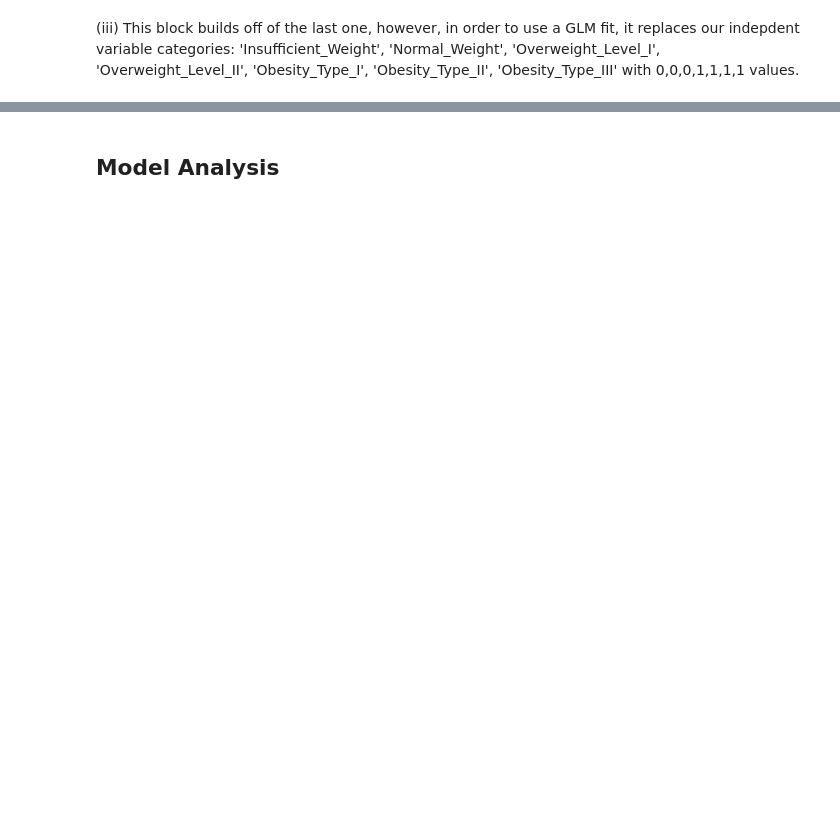
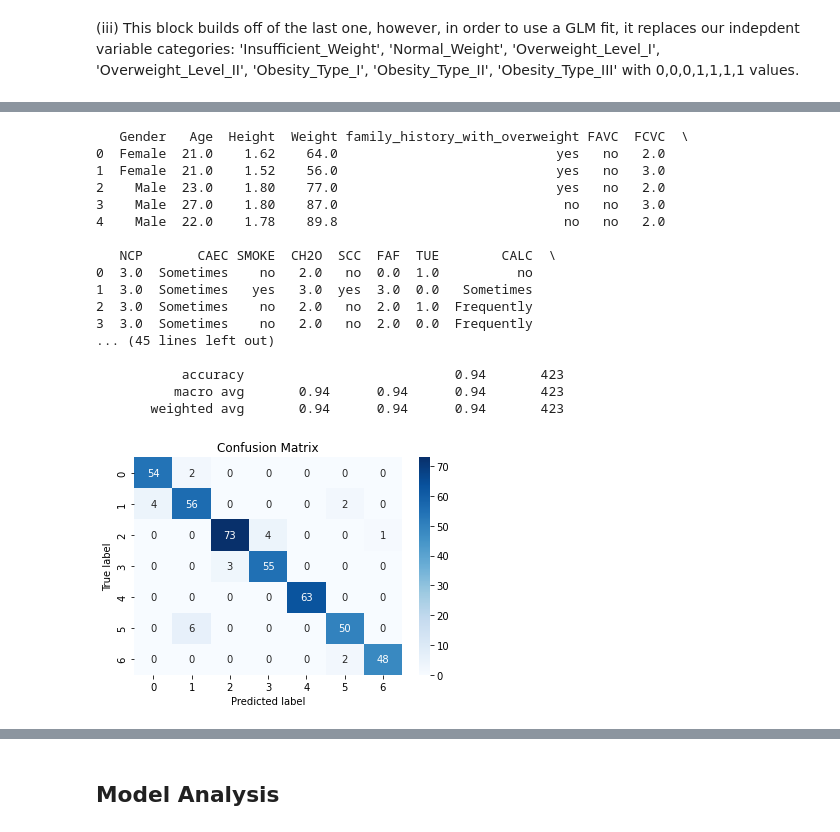
Before and after one commit to wacuna1/MS-AAI-v1, a Jupyter notebook: Project_Probability_Statistics.ipynb, the cells around one changed output, grey strips where cells are left out. Drawn from its saved outputs; the diff is of its cells as text; code cells hidden in the pictures; blank space fills up the shorter version.

Commit message:
adding the branch code to the main .ipynb
added select branch code to main.

```diff
--- a/Project_Probability_Statistics.ipynb
+++ b/Project_Probability_Statistics.ipynb
@@ -571,0 +455,76 @@ TUE            0.1714      0.082      2.085      0.037       0.010       0.332
+# %%
+#BLOCK 7 STARTS
+"""
+Decision tree for this dataset - Including all variables
+"""
+
+import pandas as pd
+from sklearn.model_selection import train_test_split
+from sklearn.tree import DecisionTreeClassifier
+from sklearn.metrics import accuracy_score, confusion_matrix, classification_report
+from sklearn.preprocessing import OneHotEncoder
+import seaborn as sns
+import matplotlib.pyplot as plt
+
+df = pd.read_csv('ObesityDataSet_raw_and_data_sinthetic.csv')
+
+#print(df.head())
+
+# Define the target variable and input features
+y = df['NObeyesdad']
+#X = df.drop(['NObeyesdad', 'Weight', 'Height'], axis=1)
+X = df.drop('NObeyesdad', axis=1)
+print(df.head())
+
+# One-hot encode categorical variables
+cat_cols = ['Gender', 'family_history_with_overweight', 'FAVC', 'CAEC', 'SMOKE', 'SCC', 'CALC', 'MTRANS']
+enc = OneHotEncoder(sparse=False, drop='first')
+X_cat = enc.fit_transform(X[cat_cols])
+X_num = X.drop(cat_cols, axis=1)
+X = pd.concat([pd.DataFrame(X_cat), X_num], axis=1)
+
+# Split the dataset into a training set and a testing set
+X_train, X_test, y_train, y_test = train_test_split(X, y, test_size=0.2, random_state=42)
+
+# Train the decision tree model
+dtc = DecisionTreeClassifier()
+dtc.fit(X_train, y_train)
+
+# Predict the target variable on the testing set
+y_pred = dtc.predict(X_test)
+
+# Evaluate the performance of the model
+print('Accuracy:', accuracy_score(y_test, y_pred))
+print('Confusion matrix:', confusion_matrix(y_test, y_pred))
+print('Classification report:', classification_report(y_test, y_pred))
+
+sns.heatmap(confusion_matrix(y_test, y_pred), annot=True, cmap="Blues")
+
+# add axis labels and title
+plt.xlabel("Predicted label")
+plt.ylabel("True label")
+plt.title("Confusion Matrix")
+
+# show plot
+plt.show()
+
+#BLOCK 7 ENDS
+# %% [output]
+   Gender   Age  Height  Weight family_history_with_overweight FAVC  FCVC  \
+0  Female  21.0    1.62    64.0                            yes   no   2.0
+1  Female  21.0    1.52    56.0                            yes   no   3.0
+2    Male  23.0    1.80    77.0                            yes   no   2.0
+3    Male  27.0    1.80    87.0                             no   no   3.0
+4    Male  22.0    1.78    89.8                             no   no   2.0
+
+   NCP       CAEC SMOKE  CH2O  SCC  FAF  TUE        CALC  \
+0  3.0  Sometimes    no   2.0   no  0.0  1.0          no
+1  3.0  Sometimes   yes   3.0  yes  3.0  0.0   Sometimes
+2  3.0  Sometimes    no   2.0   no  2.0  1.0  Frequently
+3  3.0  Sometimes    no   2.0   no  2.0  0.0  Frequently
+... (45 lines left out)
+
+           accuracy                           0.94       423
+          macro avg       0.94      0.94      0.94       423
+       weighted avg       0.94      0.94      0.94       423
+[figure, added]
```
Also changed, not shown: parts of 11 cells of this notebook.
